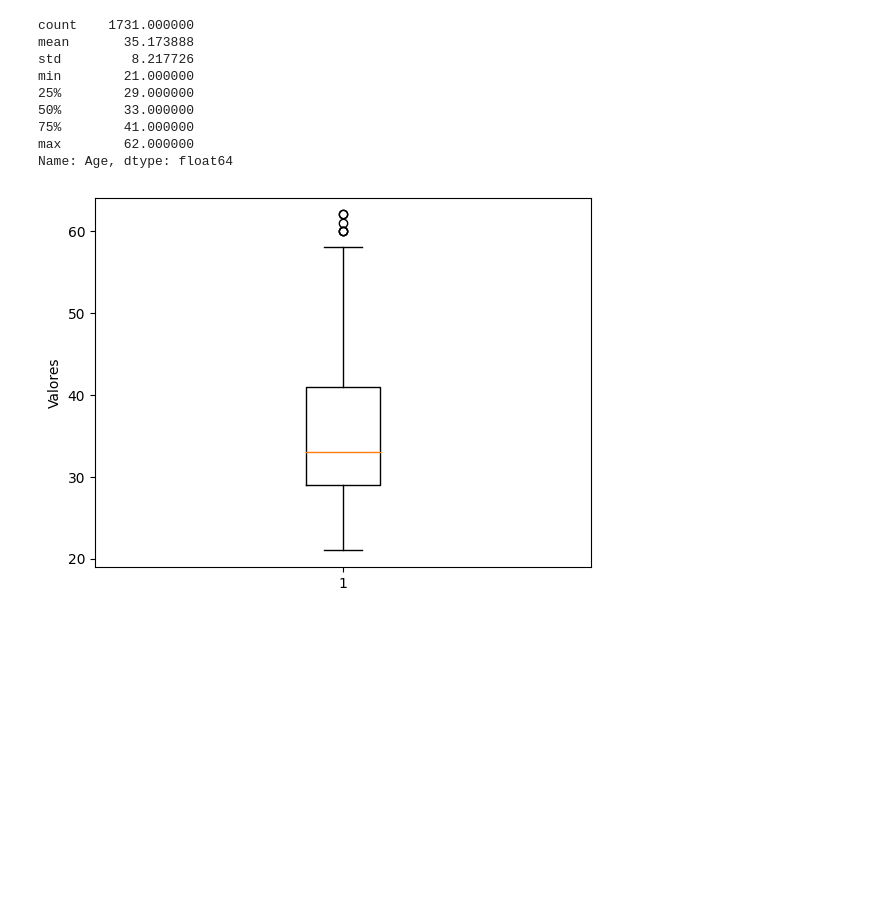
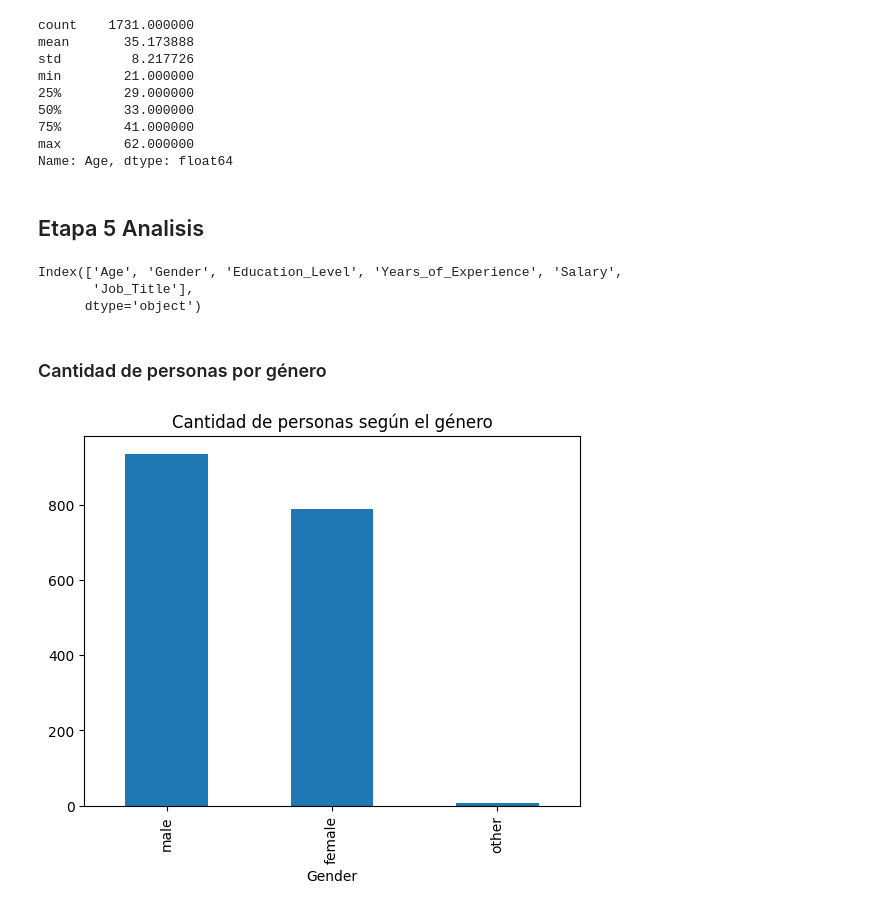
Before and after one commit to Zackperez/dataset_salary, a Jupyter notebook: salary_limpieza.ipynb, the cells around one changed output. Saved outputs shown, nothing was run; the diff lists cells and outputs as text; code cells hidden in the pictures; blank space fills up the shorter version.

```diff
--- a/salary_limpieza.ipynb
+++ b/salary_limpieza.ipynb
@@ -469,9 +448,11 @@ min        21.000000
 75%        41.000000
 max        62.000000
 Name: Age, dtype: float64
-# %%
-plt.boxplot(data['Age'])
-plt.ylabel('Valores')
-plt.show()
-# %% [output]
-[figure, removed]
+# %% [markdown]
+## Etapa 5 Analisis
+# %%
+data.columns
+# %% [output]
+Index(['Age', 'Gender', 'Education_Level', 'Years_of_Experience', 'Salary',
+       'Job_Title'],
+      dtype='object')
@@ -477,0 +464,9 @@ plt.show()
+# %% [markdown]
+### Cantidad de personas por género
+# %%
+bar1=data.Gender.value_counts()
+bar1.plot(kind='bar')
+plt.title("Cantidad de personas según el género")
+plt.show()
+# %% [output]
+[figure, added]
```
Also changed, not shown: parts of 9 cells of this notebook, 1 other file.
